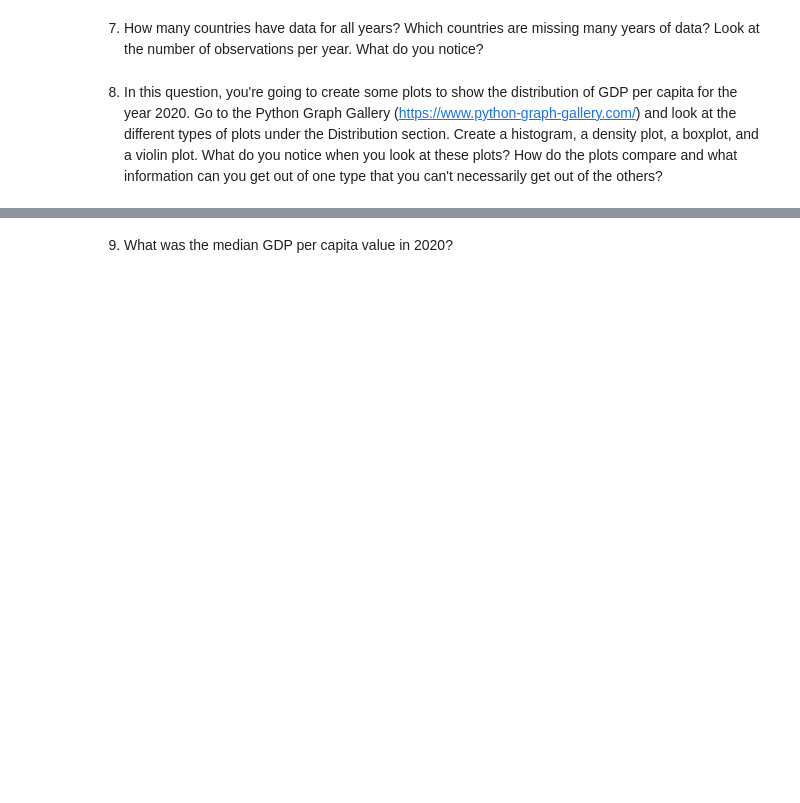
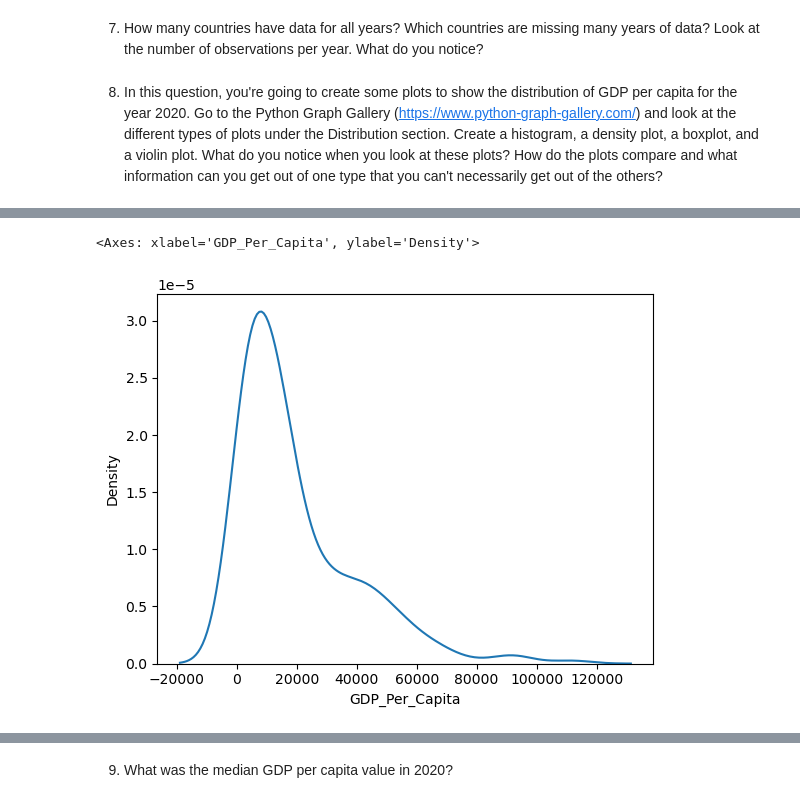
Before and after one commit to NSS-Data-Analytics-Cohort-12/un-python-jessbonillac, a Jupyter notebook: notebooks/Un.ipynb, the cells around one changed output, grey strips where cells are left out. Saved outputs shown, nothing was run; the diff lists cells and outputs as text; code cells hidden in the pictures; blank space fills up the shorter version.

```diff
--- a/notebooks/Un.ipynb
+++ b/notebooks/Un.ipynb
@@ -81,0 +84,5 @@ sns.histplot(GDP_2020['Value'])
+# %%
+sns.kdeplot(GDP_2020['GDP_Per_Capita'])
+# %% [output]
+<Axes: xlabel='GDP_Per_Capita', ylabel='Density'>
+[figure, added]
```
Also changed, not shown: parts of 15 cells of this notebook.
